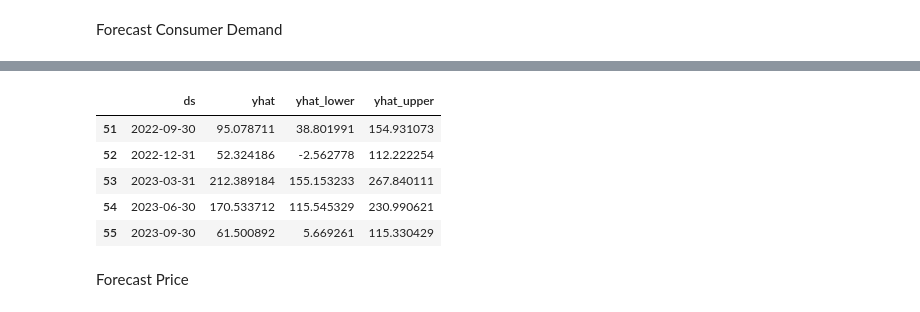
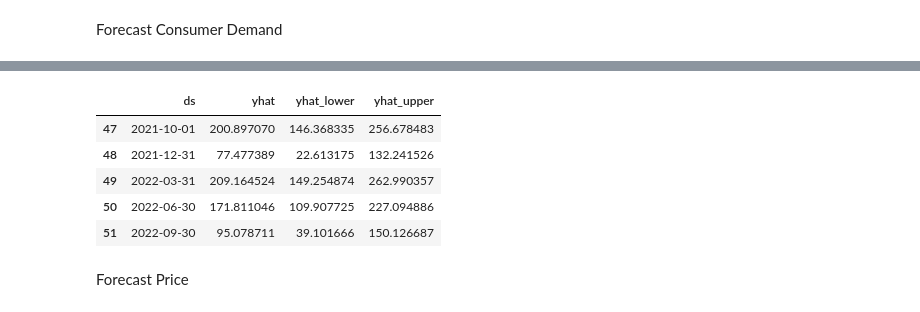
Before and after one commit to SRBaxla/gold_forecasting, a Jupyter notebook: Project.ipynb, the cells around one changed output, grey strips where cells are left out. Drawn from its saved outputs; the diff is of its cells as text; code cells hidden in the pictures.

```diff
--- a/Project.ipynb
+++ b/Project.ipynb
@@ -56,6 +54,8 @@ data.head()
 | 4 | Q*1 | 198.8 | 20,176.3 | 298.8 | Q1 | 2011 | ... |
 # %% [markdown]
 Forecast Jewelry Demand
+# %%
+periods=4
 # %%
 from prophet import Prophet
 
@@ -88,7 +88,7 @@ model_consumer = Prophet()
 model_consumer.fit(data[['ds', 'consumer_demand']].rename(columns={'consumer_demand': 'y'}))
 
 # Create future dataframe
-future_consumer = model_consumer.make_future_dataframe(periods=8, freq='Q')
+future_consumer = model_consumer.make_future_dataframe(periods=periods, freq='Q')
 
 # Predict future consumer demand
 forecast_consumer = model_consumer.predict(future_consumer)
@@ -101,9 +101,9 @@ forecast_consumer[['ds', 'yhat', 'yhat_lower', 'yhat_upper']].tail()
 |  | ds | yhat | yhat_lower | yhat_upper |
-| 51 | 2022-09-30 | 95.078711 | 38.801991 | 154.931073 |
-| 52 | 2022-12-31 | 52.324186 | -2.562778 | 112.222254 |
-| 53 | 2023-03-31 | 212.389184 | 155.153233 | 267.840111 |
-| 54 | 2023-06-30 | 170.533712 | 115.545329 | 230.990621 |
-| 55 | 2023-09-30 | 61.500892 | 5.669261 | 115.330429 |
+| 47 | 2021-10-01 | 200.897070 | 146.368335 | 256.678483 |
+| 48 | 2021-12-31 | 77.477389 | 22.613175 | 132.241526 |
+| 49 | 2022-03-31 | 209.164524 | 149.254874 | 262.990357 |
+| 50 | 2022-06-30 | 171.811046 | 109.907725 | 227.094886 |
+| 51 | 2022-09-30 | 95.078711 | 39.101666 | 150.126687 |
 # %% [markdown]
 Forecast Price
 # %%
```
Also changed, not shown: parts of 5 cells of this notebook.
